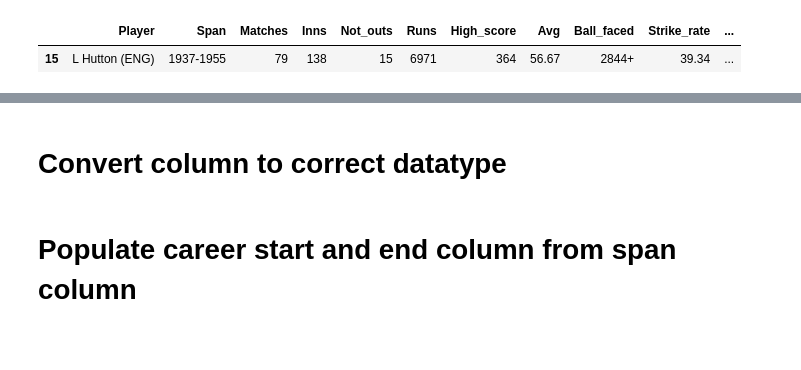
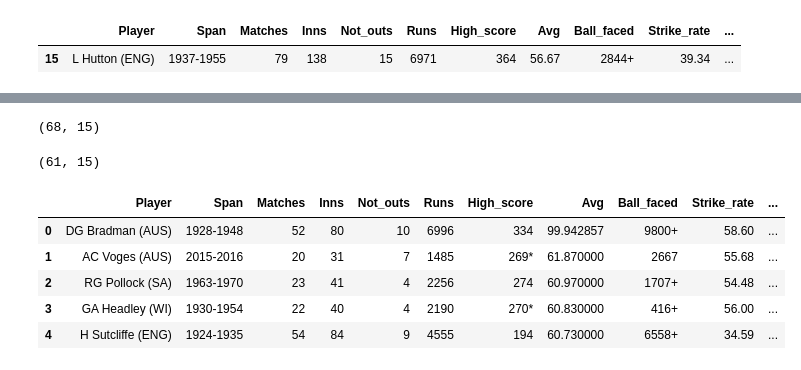
Before and after one commit to heyabhinav/DatasetCleaning, a Jupyter notebook: CleaningTestRecordDataset.ipynb, the cells around one changed output, grey strips where cells are left out. Saved outputs shown, nothing was run; the diff lists cells and outputs as text; code cells hidden in the pictures; blank space fills up the shorter version.

Commit message:
Removed duplicate rows, updated datatype for century and duck

```diff
--- a/CleaningTestRecordDataset.ipynb
+++ b/CleaningTestRecordDataset.ipynb
@@ -123,7 +125,3 @@ Strike_rate    0
 4s             0
 6s             0
 dtype: int64
-# %% [markdown]
-# Convert column to correct datatype
-# %% [markdown]
-# Populate career start and end column from span column
@@ -129,0 +130,19 @@ dtype: int64
+# %%
+# check duplicate rows
+print(df.shape)
+df[df['Player'].duplicated()]
+# %% [output]
+(68, 15)
+# %%
+# Dropping duplicate rows on column 'Player'
+df = df.drop_duplicates(subset=['Player'])
+print(df.shape)
+df.head()
+# %% [output]
+(61, 15)
+|  | Player | Span | Matches | Inns | Not_outs | Runs | High_score | Avg | Ball_faced | Strike_rate | ... |
+| 0 | DG Bradman (AUS) | 1928-1948 | 52 | 80 | 10 | 6996 | 334 | 99.942857 | 9800+ | 58.60 | ... |
+| 1 | AC Voges (AUS) | 2015-2016 | 20 | 31 | 7 | 1485 | 269* | 61.870000 | 2667 | 55.68 | ... |
+| 2 | RG Pollock (SA) | 1963-1970 | 23 | 41 | 4 | 2256 | 274 | 60.970000 | 1707+ | 54.48 | ... |
+| 3 | GA Headley (WI) | 1930-1954 | 22 | 40 | 4 | 2190 | 270* | 60.830000 | 416+ | 56.00 | ... |
+| 4 | H Sutcliffe (ENG) | 1924-1935 | 54 | 84 | 9 | 4555 | 194 | 60.730000 | 6558+ | 34.59 | ... |
```
Also changed, not shown: parts of 7 cells of this notebook.
